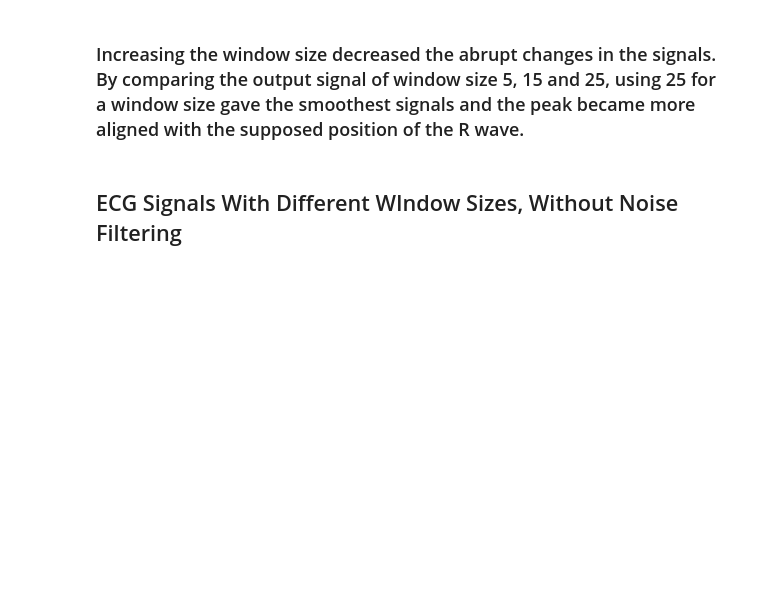
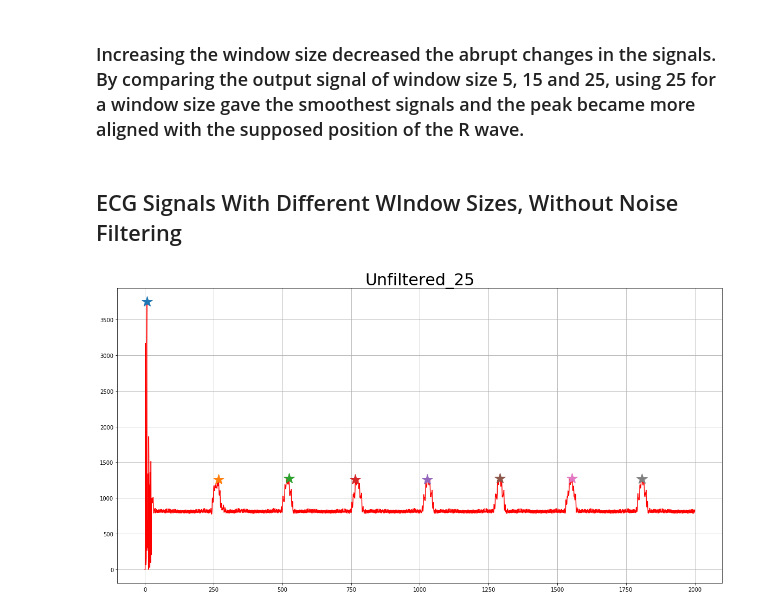
Before and after one commit to karifsn/Biomedical-Engineering, a Jupyter notebook: Assignment#1.ipynb, the cells around one changed output. Cells and saved outputs as stored; diff of their text form; code cells hidden in the pictures; blank space fills up the shorter version.

```diff
--- a/Assignment#1.ipynb
+++ b/Assignment#1.ipynb
@@ -224,0 +200,14 @@ samples_N25 = smoothed_signals_N25[0:2000]
+# %%
+noisy_N25 = signals[0:2000]
+R_peaks_with_noise, noisy_samples_N25,_ = electrocardiogram(signals, 25)
+noisy_samples_N25= noisy_samples_N25[0:2000]
+
+figure, ax = plt.subplots(figsize=(20, 10))
+ax.plot(time,noisy_samples_N25, color='red')
+ax.set_title('Unfiltered_25', fontsize= 30)
+ax.grid()
+for i, v in enumerate(noisy_samples_N25):
+        if v in R_peaks_with_noise:
+            plt.plot(time[i]-0.4, v+0.01,  marker='*', markersize=20)
+# %% [output]
+[figure, added]
```
Also changed, not shown: parts of 23 cells of this notebook.
